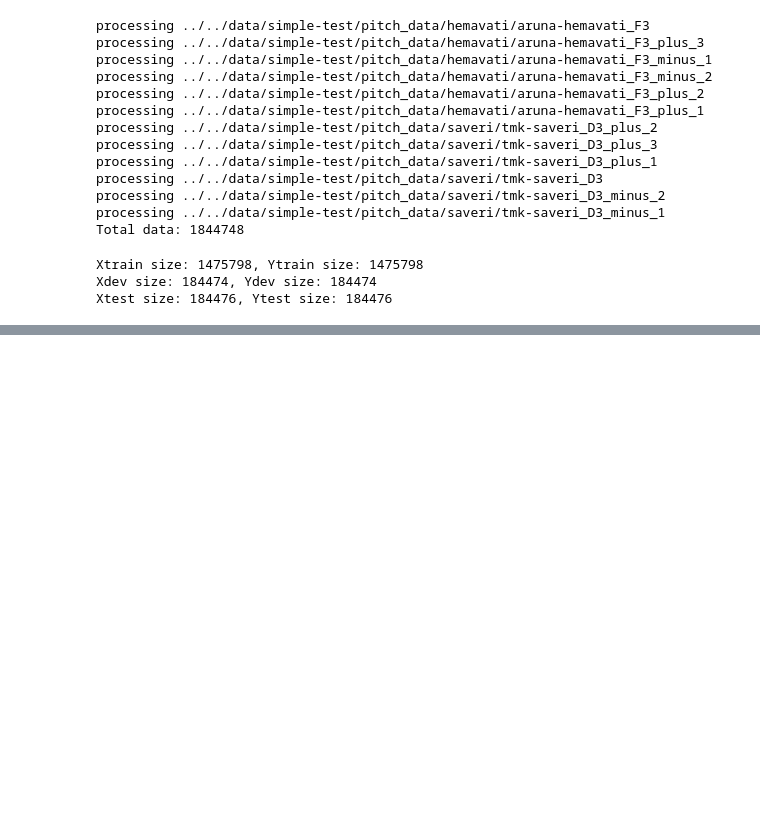
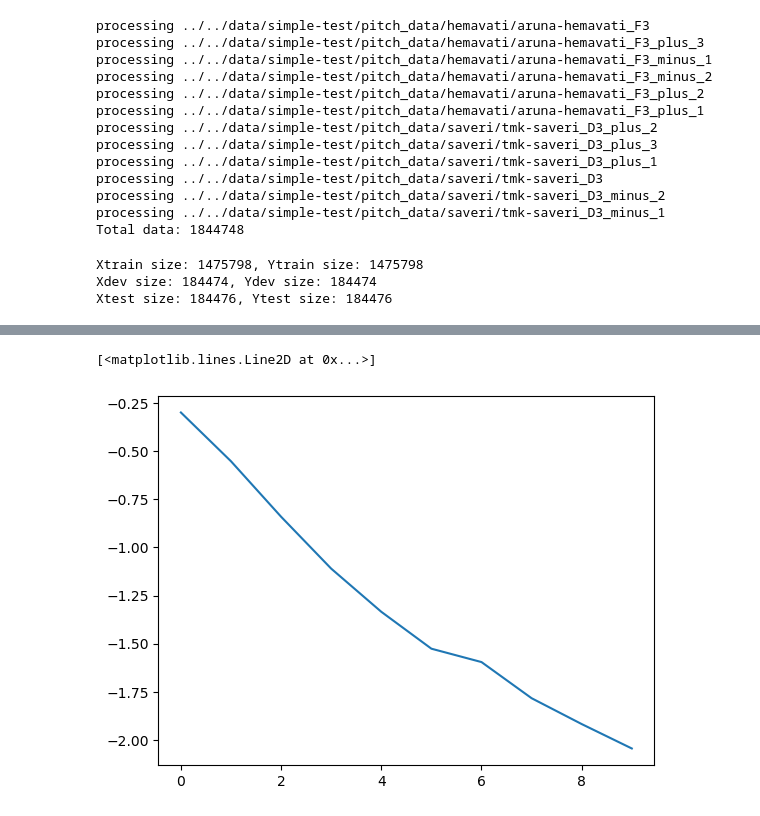
Before and after one commit to rkjk/raga-analysis, a Jupyter notebook: raga_python/notebooks/raga-simple-test.ipynb, the cells around one changed output, grey strips where cells are left out. Cells and saved outputs as stored; diff of their text form; code cells hidden in the pictures; blank space fills up the shorter version.

Commit message:
Add validation and graphs for sanity checks

```diff
--- a/raga_python/notebooks/raga-simple-test.ipynb
+++ b/raga_python/notebooks/raga-simple-test.ipynb
@@ -69,7 +70,7 @@ for class_name in os.listdir(pitch_data_dir):
             for row in reader:
                 if len(row) >= 3:
                     data.append(row[2])
-            pd = PitchDataFile(file_path=file_path, pitches=data)
+            pd = PitchDataFile(file_path=file_path, pitches=[stoi[x] for x in data])
             sampling_data = [(file_path, i, CLASS_NAMES[class_name]) for i in range(len(data) - BLOCK_SIZE - 1)]
             X.extend(sampling_data)
             pitch_data[file_path] = pd
@@ -103,6 +104,10 @@ Xtrain, Ytrain = [tuple(t[:2]) for t in train], [t[2] for t in train]
 Xdev, Ydev = [tuple(t[:2]) for t in dev], [t[2] for t in dev]
 Xtest, Ytest = [tuple(t[:2]) for t in test], [t[2] for t in test]
 
+Ytrain = torch.tensor(Ytrain, device=device)
+Ydev = torch.tensor(Ydev, device=device)
+Ytest = torch.tensor(Ytest, device=device)
+
 print(f'Xtrain size: {len(Xtrain)}, Ytrain size: {len(Ytrain)}')
 print(f'Xdev size: {len(Xdev)}, Ydev size: {len(Ydev)}')
 print(f'Xtest size: {len(Xtest)}, Ytest size: {len(Ytest)}')
@@ -123,0 +222,37 @@ print(Ytrain[2:4])
+# %%
+max_steps = 10000
+batch_size = 32
+lossi = []
+ud = []
+
+for i in range(max_steps):
+    start_time = time.time()
+    # minibatch construct
+    ix = torch.randint(0, len(Xtrain), (batch_size,))
+    Xb, Yb = fetch_data(Xtrain, ix), Ytrain[ix] # batch X,Y
+    #print(f'time for minibatching {time.time() - start_time}')
+
+    #start_time = time.time()
+    # forward pass
+    logits = model(Xb)
+    loss = F.cross_entropy(logits, Yb) # loss function
+    #print(f'time for forward pass {time.time() - start_time}')
+
+    # backward pass
+    #start_time = time.time()
+    for p in model.parameters():
+        p.grad = None
+    loss.backward()
+    #print(f'time for backward pass {time.time() - start_time}')
+
+    # update: simple SGD
+    lr = 0.1 if i < 150000 else 0.01 # step learning rate decay
+    for p in model.parameters():
+        p.data += -lr * p.grad
+
+    # track stats
+    if i % 1000 == 0: # print every once in a while
+        print(f'{i:7d}/{max_steps:7d}: {loss.item():.4f}')
+    lossi.append(loss.log10().item())
+    with torch.no_grad():
+        ud.append([((lr*p.grad).std() / p.data.std()).log10().item() for p in model.parameters()])
@@ -123,0 +270,5 @@ print(Ytrain[2:4])
+# %%
+plt.plot(torch.tensor(lossi).view(-1, 1000).mean(1))
+# %% [output]
+[<matplotlib.lines.Line2D at 0x...>]
+[figure, added]
```
Also changed, not shown: parts of 10 cells of this notebook.
